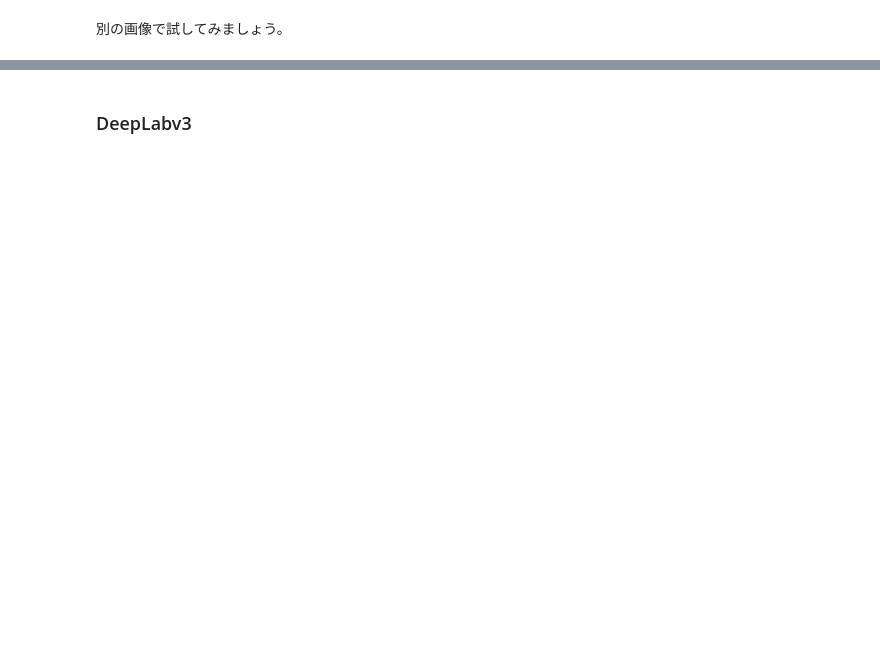
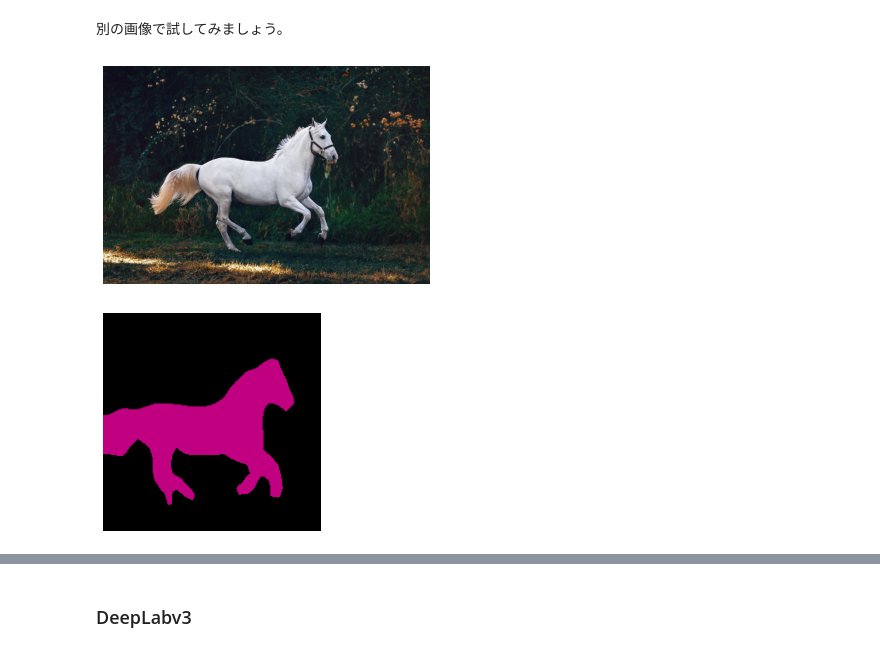
Before and after one commit to komazawa-deep-learning/komazawa-deep-learning.github.io, a Jupyter notebook: 2022notebooks/2022_0603Image_segmentation_demo.ipynb, the cells around one changed output, grey strips where cells are left out. Saved outputs shown, nothing was run; the diff lists cells and outputs as text; code cells hidden in the pictures; blank space fills up the shorter version.

```diff
--- a/2022notebooks/2022_0603Image_segmentation_demo.ipynb
+++ b/2022notebooks/2022_0603Image_segmentation_demo.ipynb
@@ -158,7 +163,7 @@ FCN - Fully Convolutional Netowrks, are among the most early invented Neural Net
 Let's load one up!
 # %%
 from torchvision import models
-fcn = models.segmentation.fcn_resnet101(pretrained=True).eval()
+fcn_resnet = models.segmentation.fcn_resnet101(pretrained=True).eval()
 # %% [markdown]
 これで `Resnet101` をバックボーンに持つ `FCN`（Fully Convolutional Neural Networks の略) の学習済みモデルが完成した :)
 <!-- And that's it we have a pretrained model of `FCN` (which stands for Fully Convolutional Neural Networks) with a `Resnet101` backbone :)-->
@@ -344,7 +345,11 @@ def segment(net, path, show_orig=True, dev='cpu'):
 # %% [markdown]
 別の画像で試してみましょう。
 # %%
-#!wget -nv https://images.pexels.com/photos/1996333/pexels-photo-1996333.jpeg -O horse.png
-segment(fcn, 'people.jpg', dev='cpu')
+#!wget --verbose 'https://images.pexels.com/photos/1996333/pexels-photo-1996333.jpeg' -O horse.jpg
+##segment(fcn_resnet, 'people.jpg', dev=device)
+segment(fcn_resnet, 'horse.jpeg', device=device)
+# %% [output]
+[figure, added]
+[figure, added]
 # %%
 #https://medium.com/@danielmechea/what-is-panoptic-segmentation-and-why-you-should-care-7f6c953d2a6a
```
Also changed, not shown: parts of 24 cells of this notebook, 5 other files.
